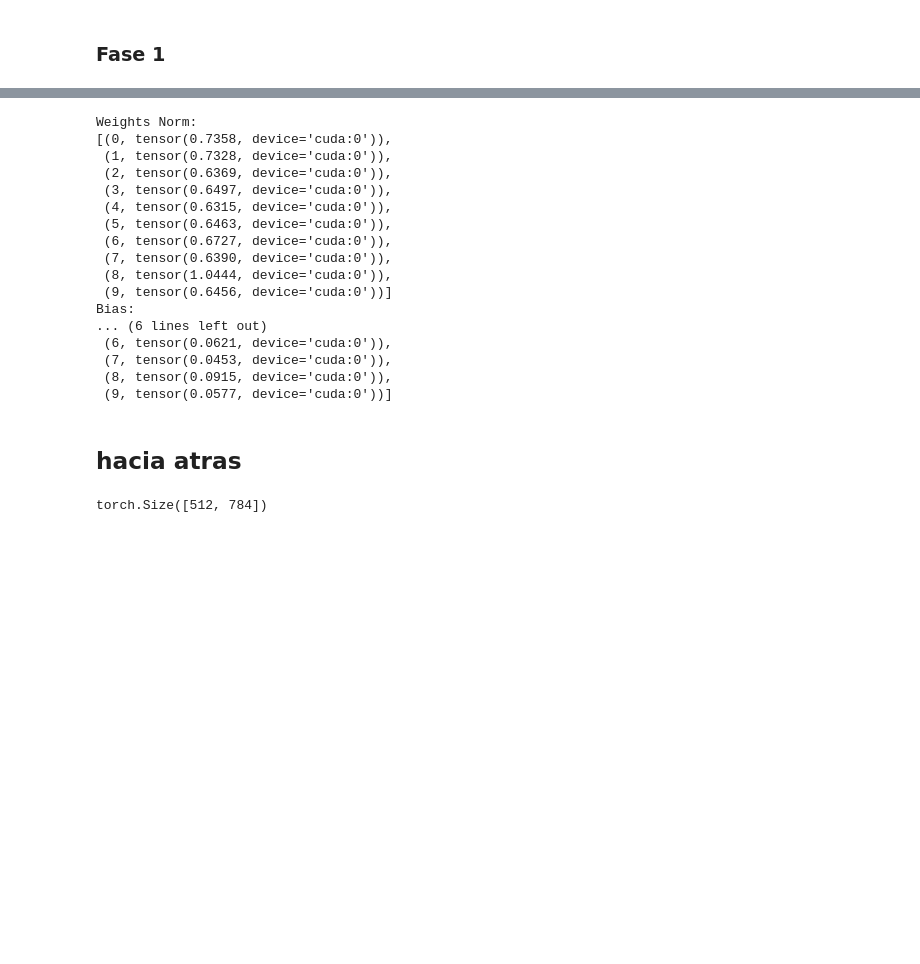
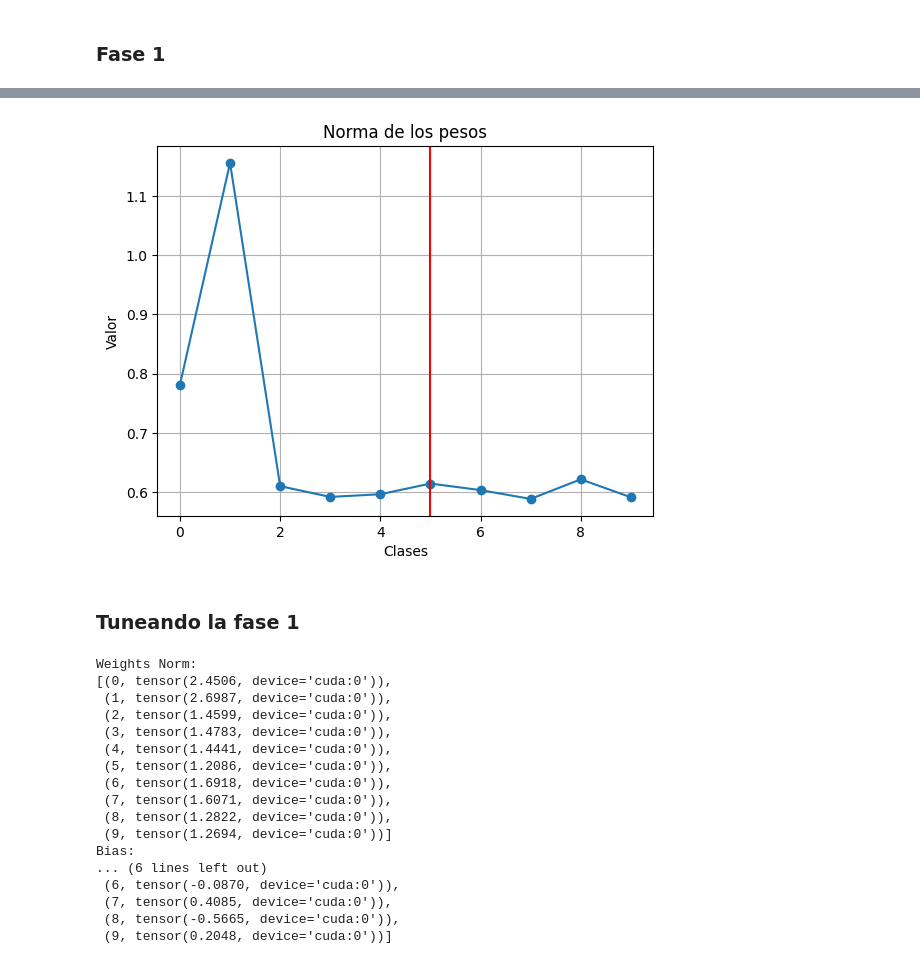
Before and after one commit to eguar11011/catastrophic_forgetting, a Jupyter notebook: Incremental_MNIST/Parameters_analysis.ipynb, the cells around one changed output, grey strips where cells are left out. Drawn from its saved outputs; the diff is of its cells as text; code cells hidden in the pictures; blank space fills up the shorter version.

```diff
--- a/Incremental_MNIST/Parameters_analysis.ipynb
+++ b/Incremental_MNIST/Parameters_analysis.ipynb
@@ -40,0 +93,15 @@ Bias:
+# %%
+# Convertir los datos en listas separadas para x e y
+x = [item[0] for item in wn]
+y = [item[1].item() for item in wn]  # Convertir los tensores a valores numéricos
+
+# Crear el gráfico
+plt.plot(x, y, marker='o', linestyle='-')
+plt.xlabel('Clases')
+plt.ylabel('Valor')
+plt.title('Norma de los pesos')
+plt.grid(True)
+plt.axvline(5, color = "r")
+plt.show()
+# %% [output]
+[figure, added]
@@ -41,30 +122,28 @@ Bias:
+# %% [markdown]
+### Tuneando la fase 1
 # %%
-fase_1 = torch.load('Fase_8.pth')
+model = torch.load("Tuning_Fase_1.pth")
 print("Weights Norm:")
-pprint([(indice ,torch.norm(row) ) for indice ,row in enumerate(fase_1["linear_relu_stack.4.weight"])])
+wn = [(indice ,torch.norm(row) ) for indice ,row in enumerate(model["linear_relu_stack.4.weight"])]
+pprint(wn)
 print("Bias:")
-pprint([(indice ,torch.norm(row) ) for indice ,row in enumerate(fase_1["linear_relu_stack.4.bias"])])
+bias = [(indice ,row ) for indice ,row in enumerate(model["linear_relu_stack.4.bias"])]
+pprint(bias)
 # %% [output]
 Weights Norm:
-[(0, tensor(0.7358, device='cuda:0')),
- (1, tensor(0.7328, device='cuda:0')),
- (2, tensor(0.6369, device='cuda:0')),
- (3, tensor(0.6497, device='cuda:0')),
- (4, tensor(0.6315, device='cuda:0')),
- (5, tensor(0.6463, device='cuda:0')),
- (6, tensor(0.6727, device='cuda:0')),
- (7, tensor(0.6390, device='cuda:0')),
- (8, tensor(1.0444, device='cuda:0')),
- (9, tensor(0.6456, device='cuda:0'))]
+[(0, tensor(2.4506, device='cuda:0')),
+ (1, tensor(2.6987, device='cuda:0')),
+ (2, tensor(1.4599, device='cuda:0')),
+ (3, tensor(1.4783, device='cuda:0')),
+ (4, tensor(1.4441, device='cuda:0')),
+ (5, tensor(1.2086, device='cuda:0')),
+ (6, tensor(1.6918, device='cuda:0')),
+ (7, tensor(1.6071, device='cuda:0')),
+ (8, tensor(1.2822, device='cuda:0')),
+ (9, tensor(1.2694, device='cuda:0'))]
 Bias:
 ... (6 lines left out)
- (6, tensor(0.0621, device='cuda:0')),
- (7, tensor(0.0453, device='cuda:0')),
- (8, tensor(0.0915, device='cuda:0')),
- (9, tensor(0.0577, device='cuda:0'))]
+ (6, tensor(-0.0870, device='cuda:0')),
+ (7, tensor(0.4085, device='cuda:0')),
+ (8, tensor(-0.5665, device='cuda:0')),
+ (9, tensor(0.2048, device='cuda:0'))]
-# %% [markdown]
-## hacia atras
-# %%
-fase_1["linear_relu_stack.0.weight"].shape
-# %% [output]
-torch.Size([512, 784])
```
Also changed, not shown: parts of 35 cells of this notebook, 2 other files.
